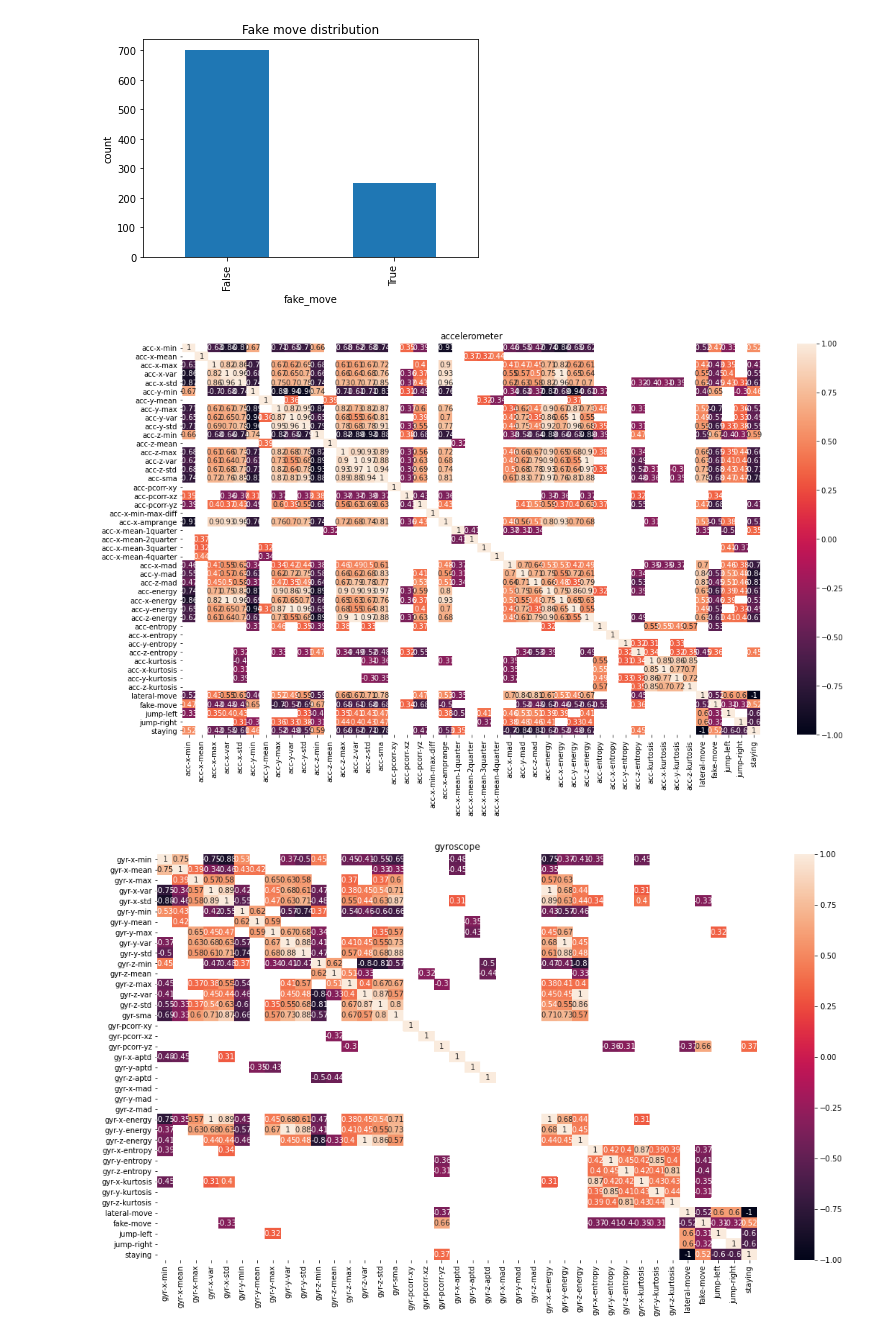
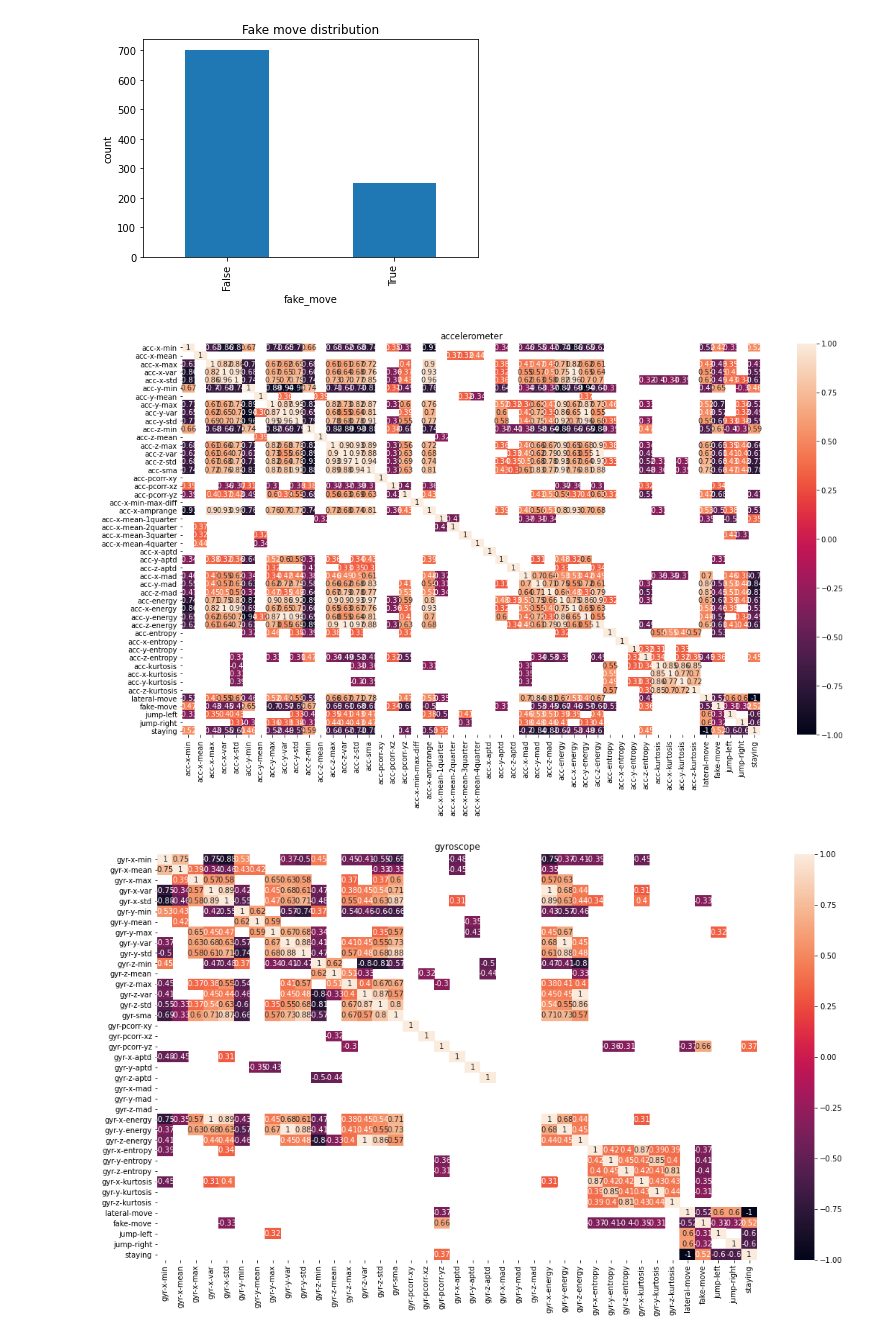
Before and after one commit to djocraveiro/duck-catch-and-fit, a Jupyter notebook: Notebooks/AmI2022.ipynb, the cells around one changed output. Saved outputs shown, nothing was run; the diff lists cells and outputs as text; code cells hidden in the pictures.

```diff
--- a/Notebooks/AmI2022.ipynb
+++ b/Notebooks/AmI2022.ipynb
@@ -985,40 +985,40 @@ dfCorr = scaled_df[[
     'acc-x-mean-2quarter',
     'acc-x-mean-3quarter',
     'acc-x-mean-4quarter',
-    #'acc-x-aptd',
-    #'acc-y-aptd',
-    #'acc-z-aptd',
+    'acc-x-aptd',
+    'acc-y-aptd',
+    'acc-z-aptd',
     'acc-x-mad',
     'acc-y-mad',
     'acc-z-mad',
     'acc-energy',
     'acc-x-energy',
     'acc-y-energy',
     'acc-z-energy',
     'acc-entropy',
     'acc-x-entropy',
     'acc-y-entropy',
     'acc-z-entropy',
     'acc-kurtosis',
     'acc-x-kurtosis',
     'acc-y-kurtosis',
     'acc-z-kurtosis',
     'lateral-move',
     'fake-move',
     'jump-left',
     'jump-right',
     'staying',
     #LABEL_COL
 ]].corr()
 
 dfCorr = dfCorr[((dfCorr > MIN_POS_CORR) | (dfCorr < MIN_NEG_CORR))]
 
 plt.figure(figsize=(18,10))
 plt.title('accelerometer')
 sn.heatmap(dfCorr, annot=True)
 plt.show()
 # %% [output]
-[figure, old version]
+[figure, new version]
 # %%
 dfCorr = scaled_df[[
     'gyr-x-min',
```
Also changed, not shown: parts of 2 cells of this notebook, 4 other files.
